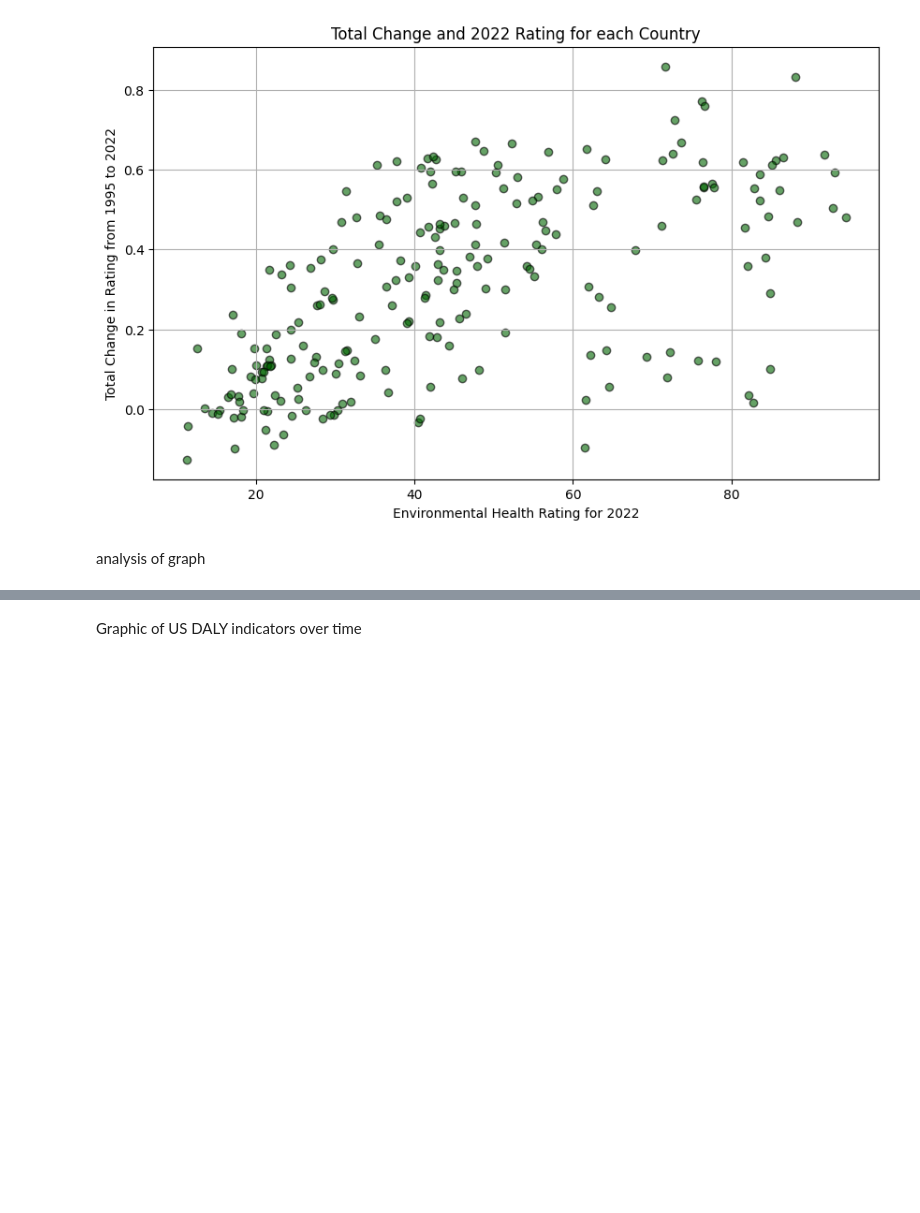
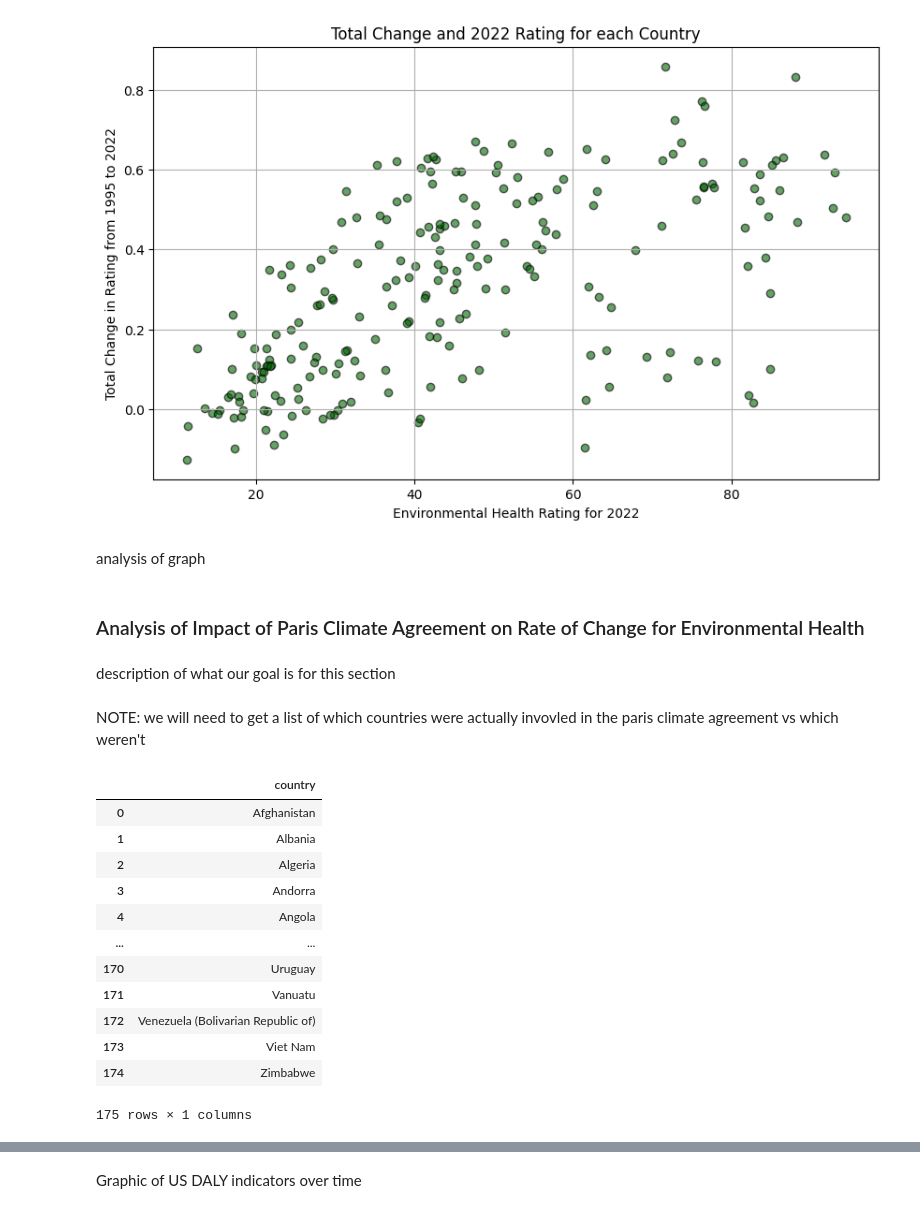
Before and after one commit to sussenbachtucker/DSCI235-Term-Project, a Jupyter notebook: DSCI235FinalProject.ipynb, the cells around one changed output, grey strips where cells are left out. Drawn from its saved outputs; the diff is of its cells as text; code cells hidden in the pictures; blank space fills up the shorter version.

```diff
--- a/DSCI235FinalProject.ipynb
+++ b/DSCI235FinalProject.ipynb
@@ -262,4 +274,27 @@ ax.grid(visible=True)
 [figure]
 # %% [markdown]
 analysis of graph
+# %% [markdown]
+### Analysis of Impact of Paris Climate Agreement on Rate of Change for Environmental Health
+# %% [markdown]
+description of what our goal is for this section
+# %% [markdown]
+NOTE: we will need to get a list of which countries were actually invovled in the paris climate agreement vs which weren't
+# %%
+paris_countries = pd.read_csv("ParisCountries.csv", usecols=["country"])
+paris_countries
+# %% [output]
+|  | country |
+| 0 | Afghanistan |
+| 1 | Albania |
+| 2 | Algeria |
+| 3 | Andorra |
+| 4 | Angola |
+| ... | ... |
+| 170 | Uruguay |
+| 171 | Vanuatu |
+| 172 | Venezuela (Bolivarian Republic of) |
+| 173 | Viet Nam |
+| 174 | Zimbabwe |
+175 rows × 1 columns
 # %%
```
Also changed, not shown: parts of 16 cells of this notebook, 1 other file.
